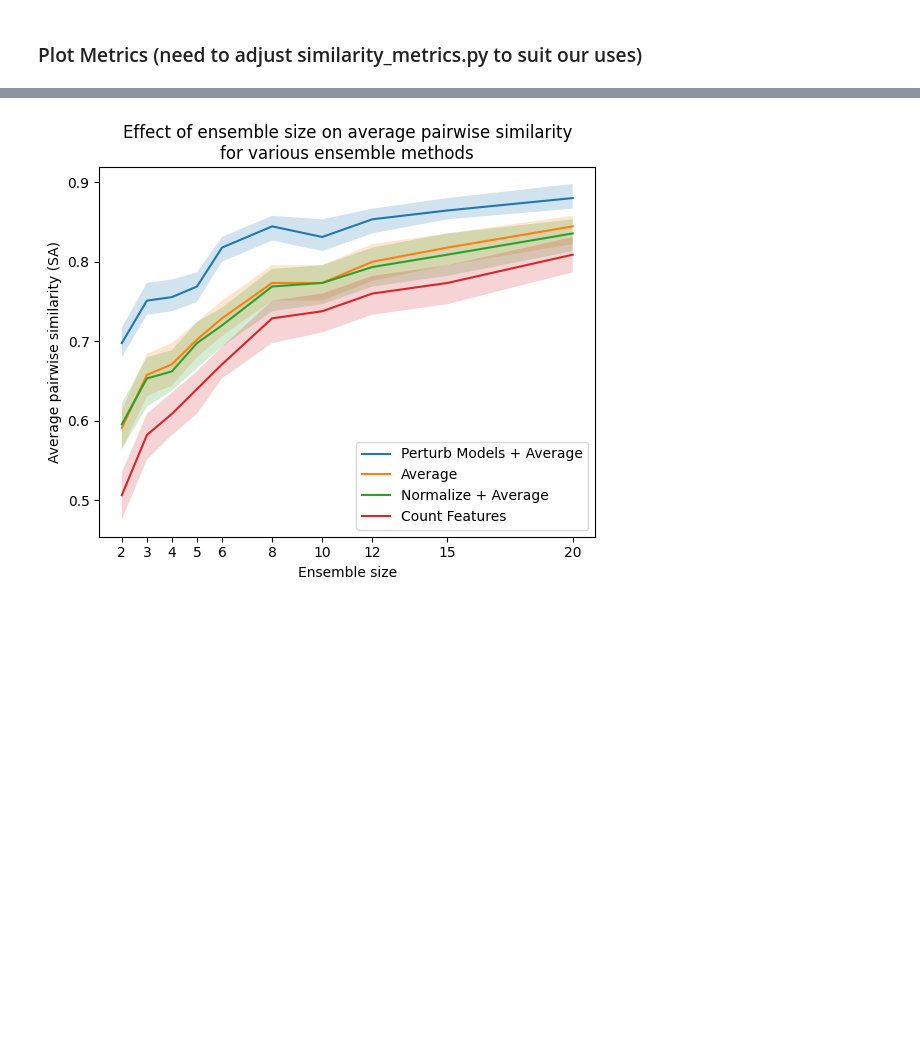
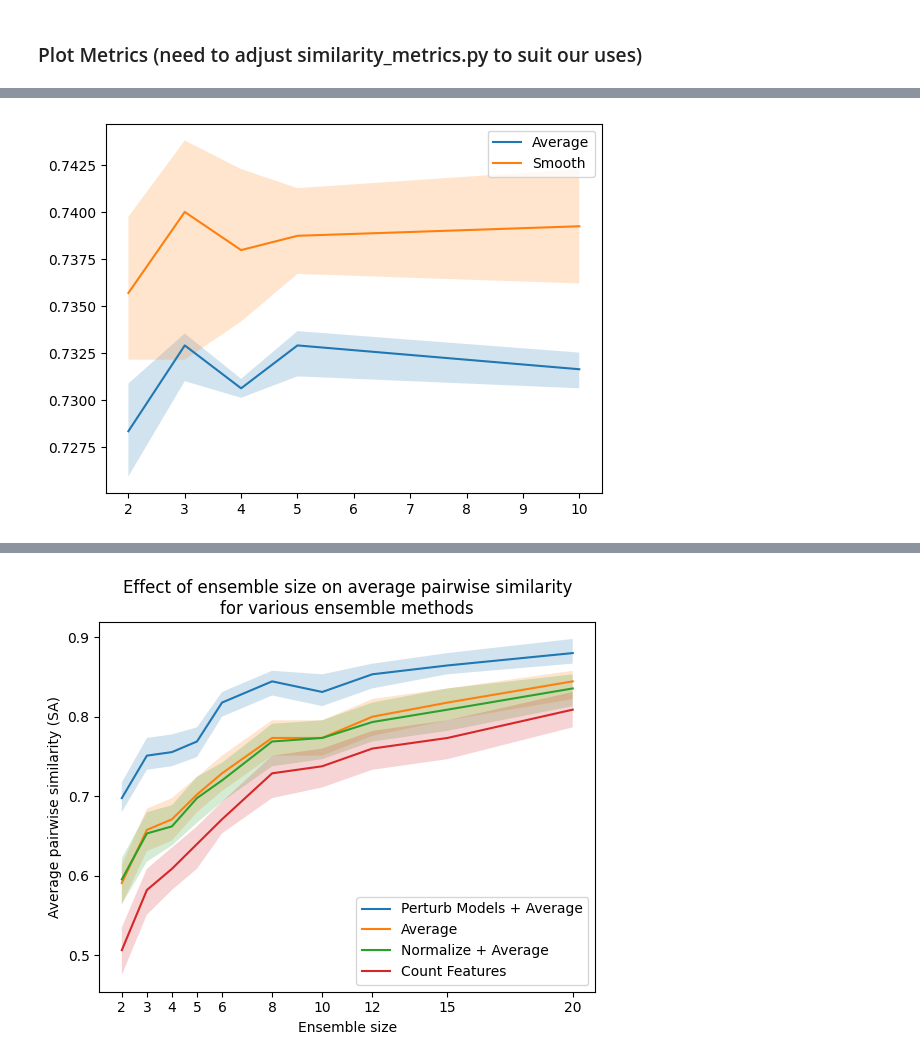
Before and after one commit to nicole-hjlin/harvard_cs282_ptg, a Jupyter notebook: ptg/tutorial.ipynb, the cells around one changed output, grey strips where cells are left out. Drawn from its saved outputs; the diff is of its cells as text; code cells hidden in the pictures; blank space fills up the shorter version.

```diff
--- a/ptg/tutorial.ipynb
+++ b/ptg/tutorial.ipynb
@@ -38,12 +89,13 @@ for random_source in random_sources:
 # %% [markdown]
 ### Compute and save gradients from models
 # %%
-model_class = get_model_class(name)
-for random_source in random_sources:
-    for i in range(n_models):
-        model = model_class(*model_args)
-        state_dict = torch.load(f'{directory}/{random_source}_model_{i}.pth')
-        model.load_state_dict(state_dict)
+for random_source in random_sources[:1]:
+    for i in tqdm(range(n_models)):
+        model = load_model(i)
         # Compute positive class softmax prediction gradient wrt input (softmax=False for logit output)
         grads = model.compute_gradients(X_test, softmax=False, label=1, return_numpy=True)
         np.save(f'{directory}/{random_source}_grads_{i}.npy', grads)
+
+        # Compute Smoothgrad
+        sg = get_sg(model, noisy_x)
+        np.save(f'{directory}/{random_source}_sg_{i}.npy', sg)
@@ -50,3 +104,19 @@ for random_source in random_sources:
+# %%
+model_class = get_model_class(name)
+for random_source in random_sources[:1]:
+    for i in tqdm(range(n_models)):
+        grads_smooth = np.zeros((n_inputs, n_features))
+        #sg_smooth = np.zeros((n_inputs, n_features))
+        for j in range(n_weight_perturbations):
+            # Add noise to layer weights
+            model = load_model(i, sigma=sigma, seed=j)
+            # Compute new gradients
+            grads_smooth += model.compute_gradients(X_test, softmax=False, label=1, return_numpy=True)
+            #sg_smooth += get_sg(model, noisy_x)
+        grads_smooth /= n_weight_perturbations
+        #sg_smooth /= n_weight_perturbations
+        np.save(f'{directory}/{random_source}_grads_smooth_{i}.npy', grads_smooth)
+        #np.save(f'{directory}/{random_source}_sg_smooth_{i}.npy', sg_smooth)
 # %% [markdown]
 ### Path to Glory
 # %%
@@ -180,0 +369,11 @@ for i in tqdm(range(len(ensemble_sizes))):
+# %%
+q = np.quantile(test_accs, [0.25, 0.5, 0.75], axis=1)
+plt.plot(ensemble_sizes, q[1], label='Average')
+plt.fill_between(ensemble_sizes, q[0], q[2], alpha=0.2)
+q = np.quantile(test_accs_smooth, [0, 0.5, 1.0], axis=1)
+plt.plot(ensemble_sizes, q[1], label='Smooth')
+plt.fill_between(ensemble_sizes, q[0], q[2], alpha=0.2)
+plt.legend()
+plt.show()
+# %% [output]
+[figure, added]
```
Also changed, not shown: parts of 20 cells of this notebook, 6 other files.
